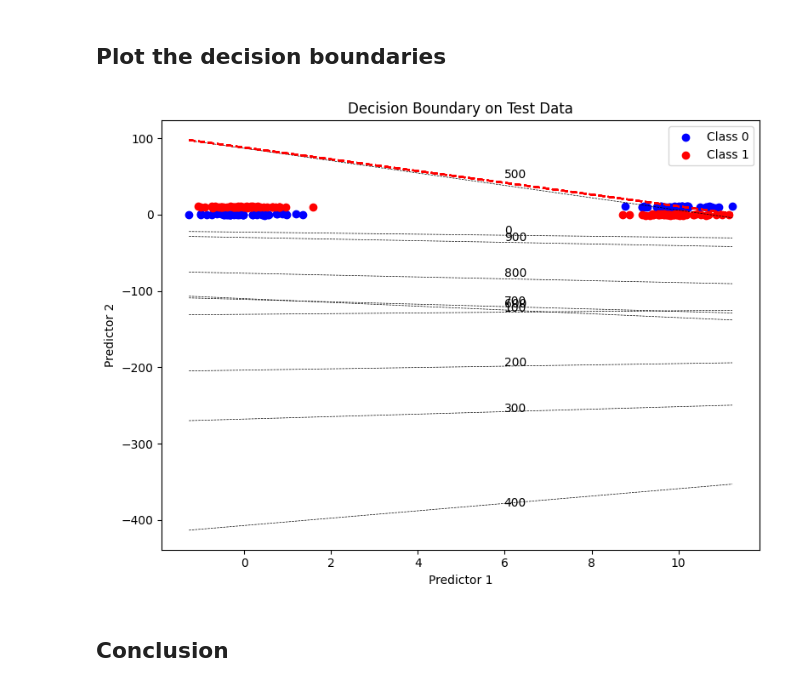
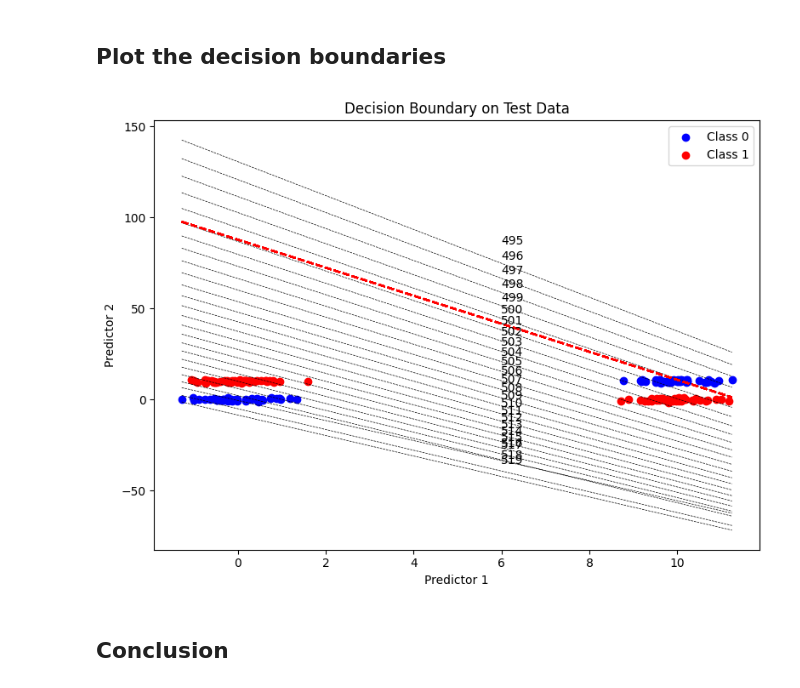
Before and after one commit to katzkid/RoC_Analysis, a Jupyter notebook: RoC_Analysis.ipynb, the cells around one changed output. Drawn from its saved outputs; the diff is of its cells as text; code cells hidden in the pictures.

```diff
--- a/RoC_Analysis.ipynb
+++ b/RoC_Analysis.ipynb
@@ -259,22 +259,22 @@ def plot_decision_boundary(clf_model, X, y, weight_index_to_plot):
 # %%
 import matplotlib.pyplot as plt
 
 plt.figure(figsize=(8, 6)) # Single plot, no need for multiple subplots
 
 
-for weight_index_to_plot in [0, 100, 200, 300, 400, 500, 600, 700, 800, 900]:
+for weight_index_to_plot in range(495, 520, 1):
     w = minority_class_weight[weight_index_to_plot]
     model = dict_weighted_clfs[w]["model"]
     plot_decision_boundary(model, X_test, y_test, weight_index_to_plot)
 
 plt.scatter(X_test[y_test == 0, 1], X_test[y_test == 0, 2], color='b', label='Class 0')
 plt.scatter(X_test[y_test == 1, 1], X_test[y_test == 1, 2], color='r', label='Class 1')
 
 plt.legend()
 plt.tight_layout()
 plt.show()
 # %% [output]
-[figure, old version]
+[figure, new version]
 # %% [markdown]
 ## Conclusion
 # %% [markdown]
```
